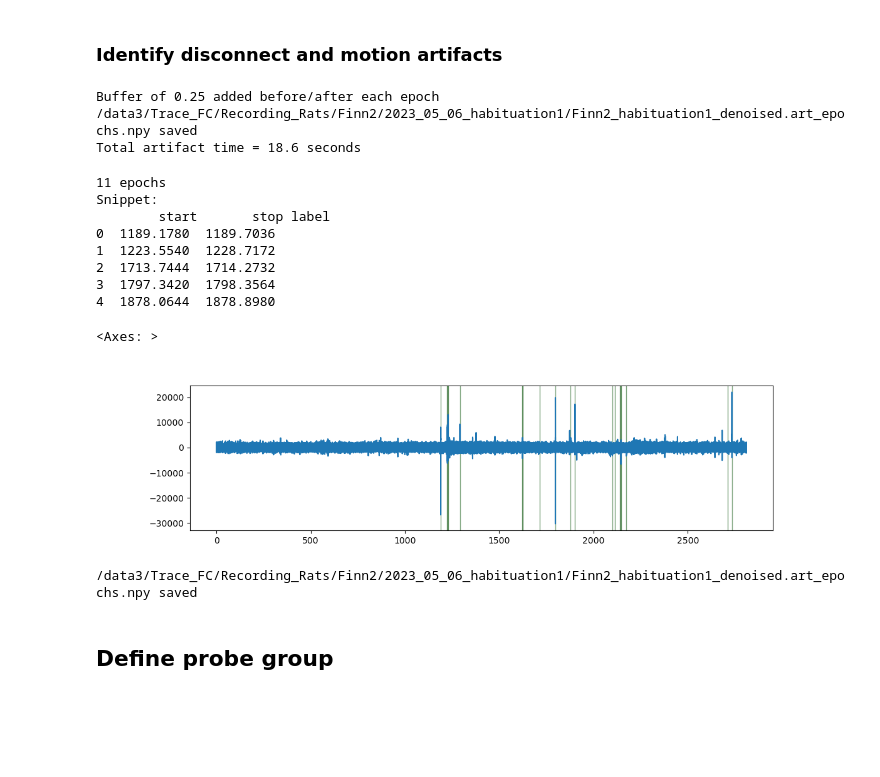
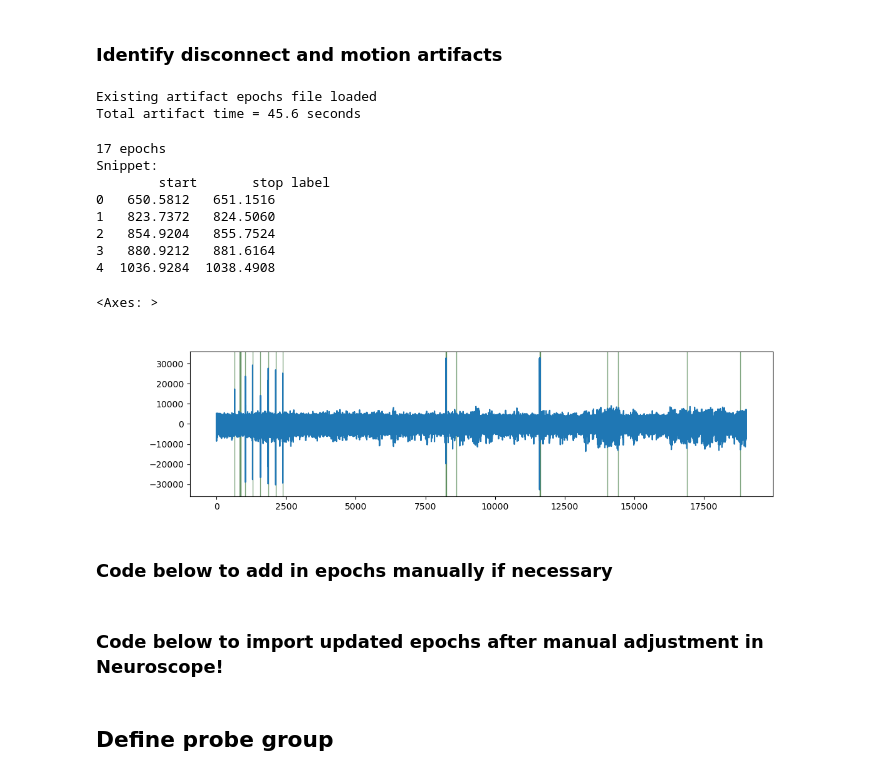
Before and after one commit to nkinsky/TraceFC, a Jupyter notebook: Notebooks/Spectral_Analysis.ipynb, the cells around one changed output. Cells and saved outputs as stored; diff of their text form; code cells hidden in the pictures; blank space fills up the shorter version.

```diff
--- a/Notebooks/Spectral_Analysis.ipynb
+++ b/Notebooks/Spectral_Analysis.ipynb
@@ -42,7 +42,7 @@ def sess_use(basepath=os.getcwd()):
 
     return ProcessData(basepath)
 # %%
-animal, sess_name = 'Finn2', 'habituation1'
+animal, sess_name = 'Finn2', 'training'
 sess_dir = get_session_dir(animal, sess_name)
 sess = sess_use(sess_dir)
 print(sess.recinfo)
@@ -77,7 +77,7 @@ if art_epochs_file.exists():
     print('Existing artifact epochs file loaded')
 else:
     art_epochs = detect_artifact_epochs(signal, thresh=8,
-                                    edge_cutoff=4, merge=6)
+                                    edge_cutoff=3, merge=6)
 
     # Code to add in artifact epochs manually - comment out after using
     # art_epochs = art_epochs.add_epoch_manually(538, 560)
@@ -91,30 +91,31 @@ else:
 print(f'Total artifact time = {art_epochs.durations.sum():0.1F} seconds')
 art_epochs
 # %% [output]
-Buffer of 0.25 added before/after each epoch
-/data3/Trace_FC/Recording_Rats/Finn2/2023_05_06_habituation1/Finn2_habituation1_denoised.art_epochs.npy saved
-Total artifact time = 18.6 seconds
+Existing artifact epochs file loaded
+Total artifact time = 45.6 seconds
-11 epochs
+17 epochs
 Snippet:
         start       stop label
-0  1189.1780  1189.7036
-1  1223.5540  1228.7172
-2  1713.7444  1714.2732
-3  1797.3420  1798.3564
-4  1878.0644  1878.8980
+0   650.5812   651.1516
+1   823.7372   824.5060
+2   854.9204   855.7524
+3   880.9212   881.6164
+4  1036.9284  1038.4908
 # %%
 %matplotlib widget
 
-chan_plot = 4
+chan_plot = 16
 plot_signal_w_epochs(signal, chan_plot, art_epochs)
 # %% [output]
 <Axes: >
-[figure, old version]
+[figure, new version]
+# %% [markdown]
+### Code below to add in epochs manually if necessary
 # %%
 # Add in epochs manually after inspection in neuroscope - then re-run above to check!
-epochs_to_add =np.array([[1291, 1291.2], [2734, 2734.5], [1622, 1623.4]])
-art_epochs = art_epochs.add_epoch_manually(epochs_to_add[:, 0], epochs_to_add[:, 1])
-sess.recinfo.write_epochs(epochs=art_epochs, ext='art')
-art_epochs.save(art_epochs_file)
+# epochs_to_add =np.array([[4.0, 6.3], [28, 30], [186.5, 187.5], [249.4, 250.25]])
+# art_epochs = art_epochs.add_epoch_manually(epochs_to_add[:, 0], epochs_to_add[:, 1])
+# sess.recinfo.write_epochs(epochs=art_epochs, ext='art')
+# art_epochs.save(art_epochs_file)
-# %% [output]
-/data3/Trace_FC/Recording_Rats/Finn2/2023_05_06_habituation1/Finn2_habituation1_denoised.art_epochs.npy saved
+# %% [markdown]
+### Code below to import updated epochs after manual adjustment in Neuroscope!
```
Also changed, not shown: parts of 20 cells of this notebook.
